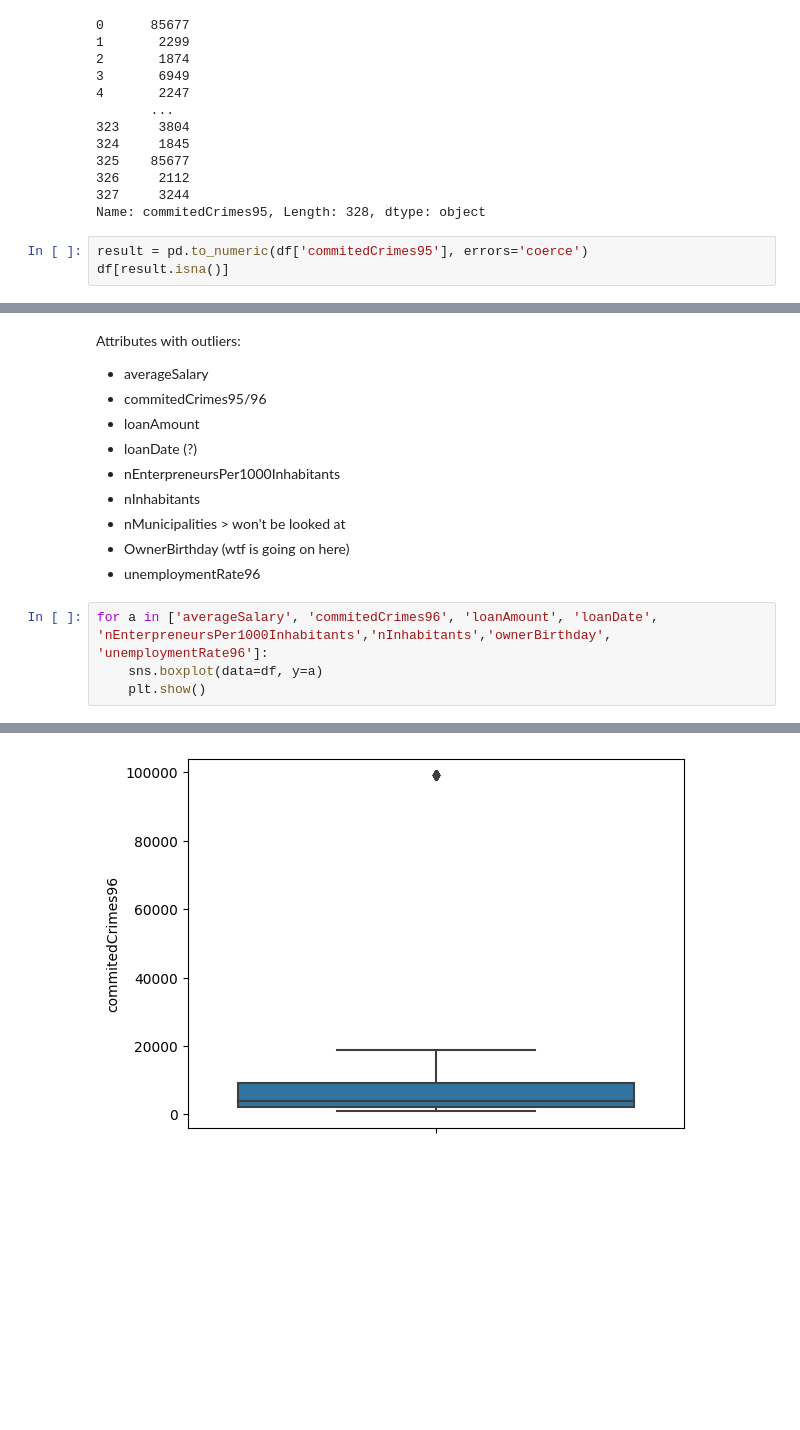
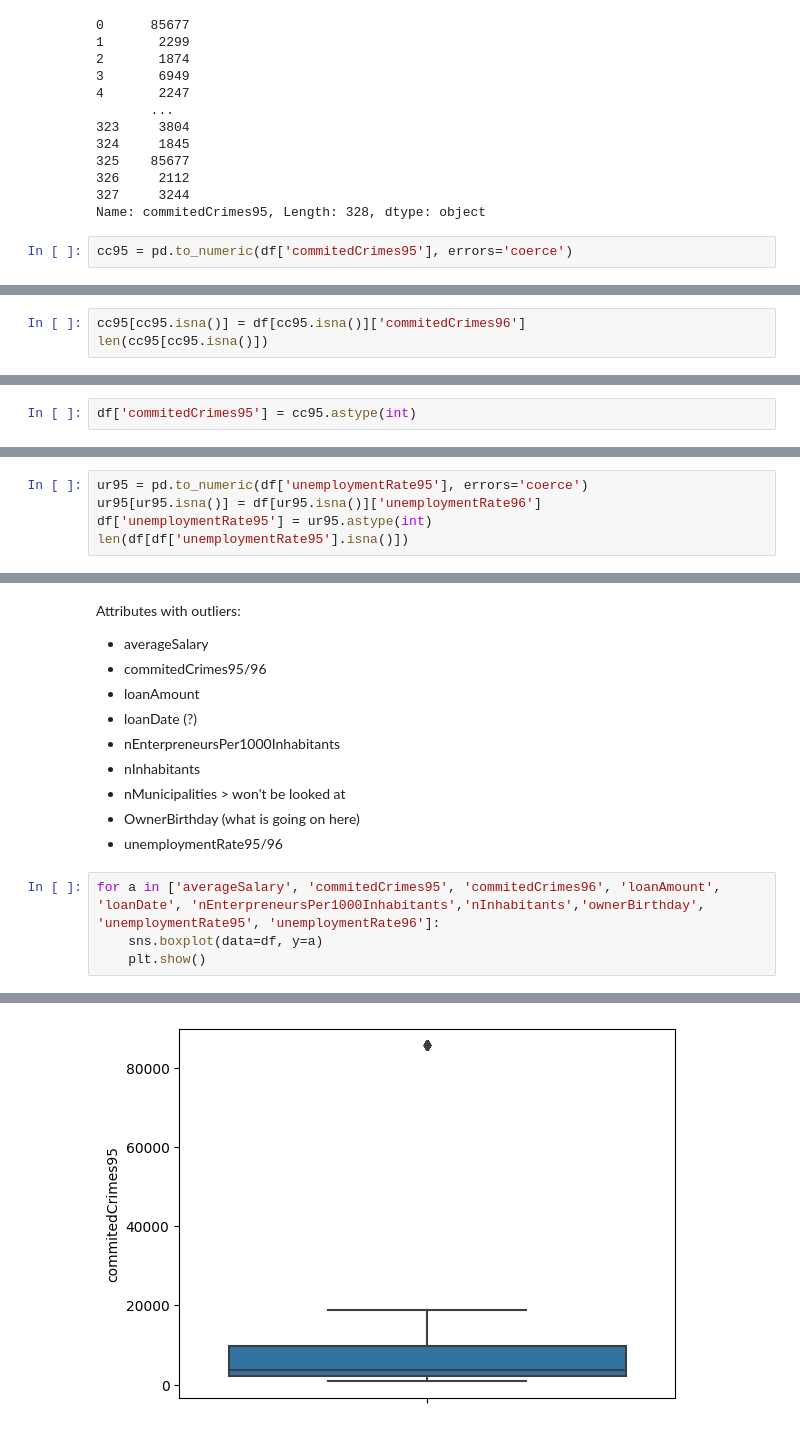
Before and after one commit to adr1an0s0ar3s/feup-ac-22-23, a Jupyter notebook: notebooks/outliers_analysis.ipynb, the cells around one changed output, grey strips where cells are left out. Cells and saved outputs as stored; diff of their text form; blank space fills up the shorter version.

Commit message:
feat: analyse commitedCrimes95 and unemploymentRate95 outliers and replacing junk values

```diff
--- a/notebooks/outliers_analysis.ipynb
+++ b/notebooks/outliers_analysis.ipynb
@@ -57,5 +59,4 @@ df['commitedCrimes95']
 327     3244
 Name: commitedCrimes95, Length: 328, dtype: object
 # %%
-result = pd.to_numeric(df['commitedCrimes95'], errors='coerce')
-df[result.isna()]
+cc95 = pd.to_numeric(df['commitedCrimes95'], errors='coerce')
@@ -89,0 +71,3 @@ normalized_df = (df - df.mean(numeric_only=True)) / df.std(numeric_only=True)
+# %%
+cc95[cc95.isna()] = df[cc95.isna()]['commitedCrimes96']
+len(cc95[cc95.isna()])
@@ -89,0 +76,2 @@ normalized_df = (df - df.mean(numeric_only=True)) / df.std(numeric_only=True)
+# %%
+df['commitedCrimes95'] = cc95.astype(int)
@@ -89,0 +80,5 @@ normalized_df = (df - df.mean(numeric_only=True)) / df.std(numeric_only=True)
+# %%
+ur95 = pd.to_numeric(df['unemploymentRate95'], errors='coerce')
+ur95[ur95.isna()] = df[ur95.isna()]['unemploymentRate96']
+df['unemploymentRate95'] = ur95.astype(int)
+len(df[df['unemploymentRate95'].isna()])
@@ -101,12 +117,12 @@ Attributes with outliers:
 - nEnterpreneursPer1000Inhabitants
 - nInhabitants
 - nMunicipalities > won't be looked at
-- OwnerBirthday (wtf is going on here)
-- unemploymentRate96
+- OwnerBirthday (what is going on here)
+- unemploymentRate95/96
 # %%
-for a in ['averageSalary', 'commitedCrimes96', 'loanAmount', 'loanDate', 'nEnterpreneursPer1000Inhabitants','nInhabitants','ownerBirthday', 'unemploymentRate96']:
+for a in ['averageSalary', 'commitedCrimes95', 'commitedCrimes96', 'loanAmount', 'loanDate', 'nEnterpreneursPer1000Inhabitants','nInhabitants','ownerBirthday', 'unemploymentRate95', 'unemploymentRate96']:
     sns.boxplot(data=df, y=a)
     plt.show()
 # %% [output]
 [figure]
-[figure, old version]
+[figure, new version]
```
Also changed, not shown: parts of 12 cells of this notebook.
